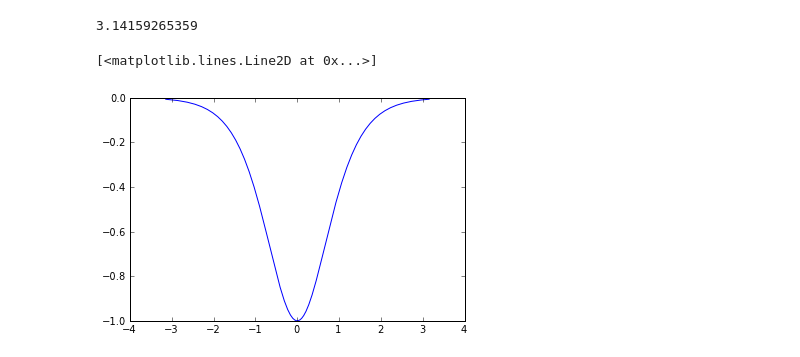
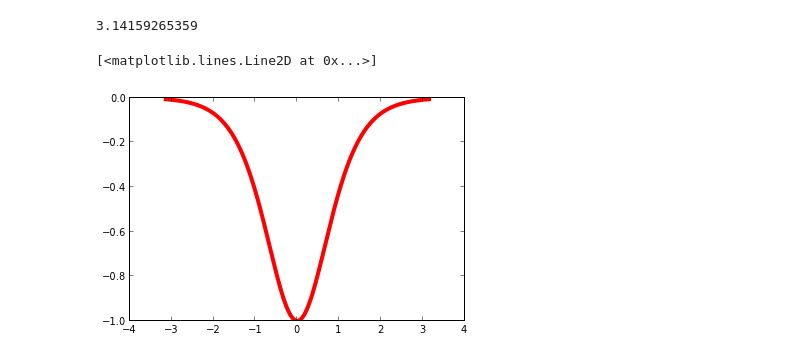
Before and after one commit to anaghibi/PHYS202-S13, a Jupyter notebook: week3/Graphics Exercises 2.ipynb, the cells around one changed output. Saved outputs shown, nothing was run; the diff lists cells and outputs as text; code cells hidden in the pictures.

```diff
--- a/week3/Graphics Exercises 2.ipynb
+++ b/week3/Graphics Exercises 2.ipynb
@@ -20,10 +20,10 @@ print pi
 # %% [output]
 3.14159265359
 # %%
-plot (t,U)
+plot (t,U, color = "red", linewidth = 4)
 # %% [output]
 [<matplotlib.lines.Line2D at 0x...>]
-[figure, old version]
+[figure, new version]
 # %%
 import matplotlib.pyplot as plt
 data = loadtxt("sunspots.txt",float)
```
Also changed, not shown: parts of 2 cells of this notebook, 7 other files.
